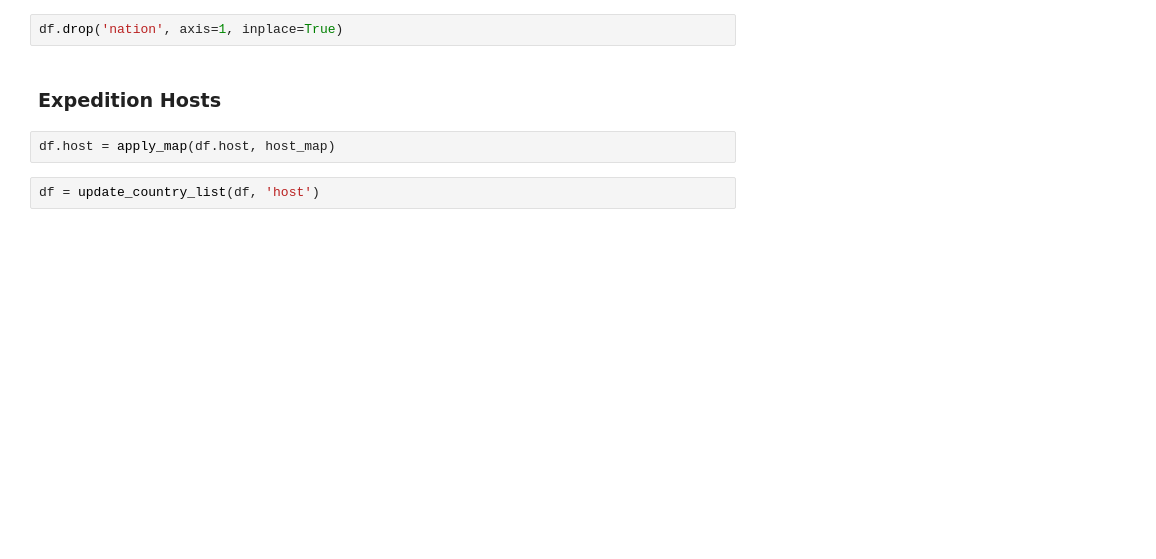
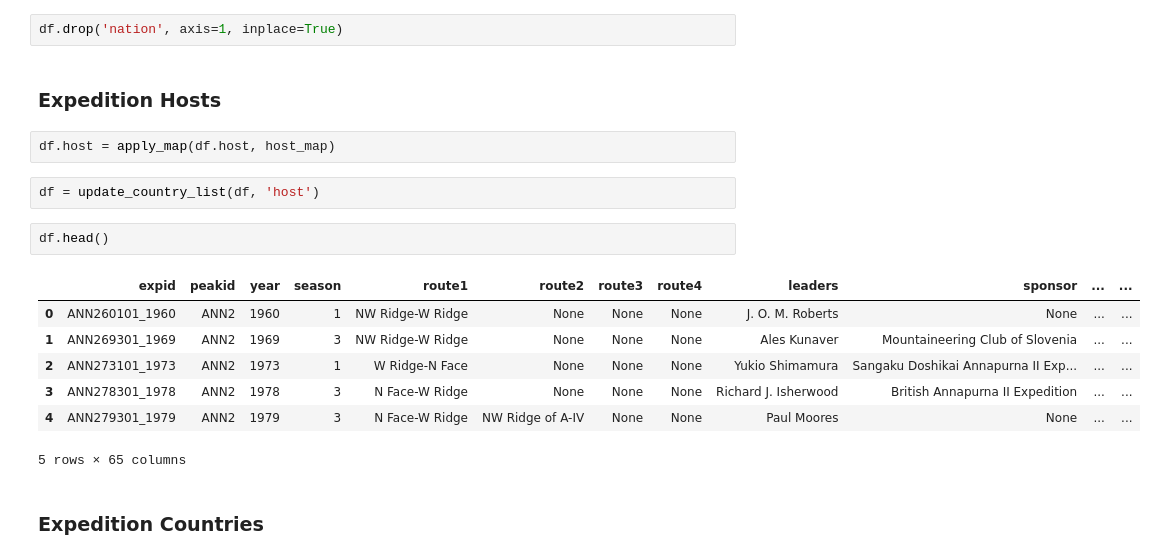
Before and after one commit to bastien-winant/himalayan-db-ingest, a Jupyter notebook: scripts/expeditions.ipynb, the cells around one changed output. Drawn from its saved outputs; the diff is of its cells as text; blank space fills up the shorter version.

Commit message:
expeditions normalisation

```diff
--- a/scripts/expeditions.ipynb
+++ b/scripts/expeditions.ipynb
@@ -71,3 +56,15 @@ df.drop('nation', axis=1, inplace=True)
 df.host = apply_map(df.host, host_map)
 # %%
 df = update_country_list(df, 'host')
+# %%
+df.head()
+# %% [output]
+|  | expid | peakid | year | season | route1 | route2 | route3 | route4 | leaders | sponsor | ... | ... |
+| 0 | ANN260101_1960 | ANN2 | 1960 | 1 | NW Ridge-W Ridge | None | None | None | J. O. M. Roberts | None | ... | ... |
+| 1 | ANN269301_1969 | ANN2 | 1969 | 3 | NW Ridge-W Ridge | None | None | None | Ales Kunaver | Mountaineering Club of Slovenia | ... | ... |
+| 2 | ANN273101_1973 | ANN2 | 1973 | 1 | W Ridge-N Face | None | None | None | Yukio Shimamura | Sangaku Doshikai Annapurna II Exp... | ... | ... |
+| 3 | ANN278301_1978 | ANN2 | 1978 | 3 | N Face-W Ridge | None | None | None | Richard J. Isherwood | British Annapurna II Expedition | ... | ... |
+| 4 | ANN279301_1979 | ANN2 | 1979 | 3 | N Face-W Ridge | NW Ridge of A-IV | None | None | Paul Moores | None | ... | ... |
+5 rows × 65 columns
+# %% [markdown]
+### Expedition Countries
```
Also changed, not shown: parts of 18 cells of this notebook, 2 other files.
